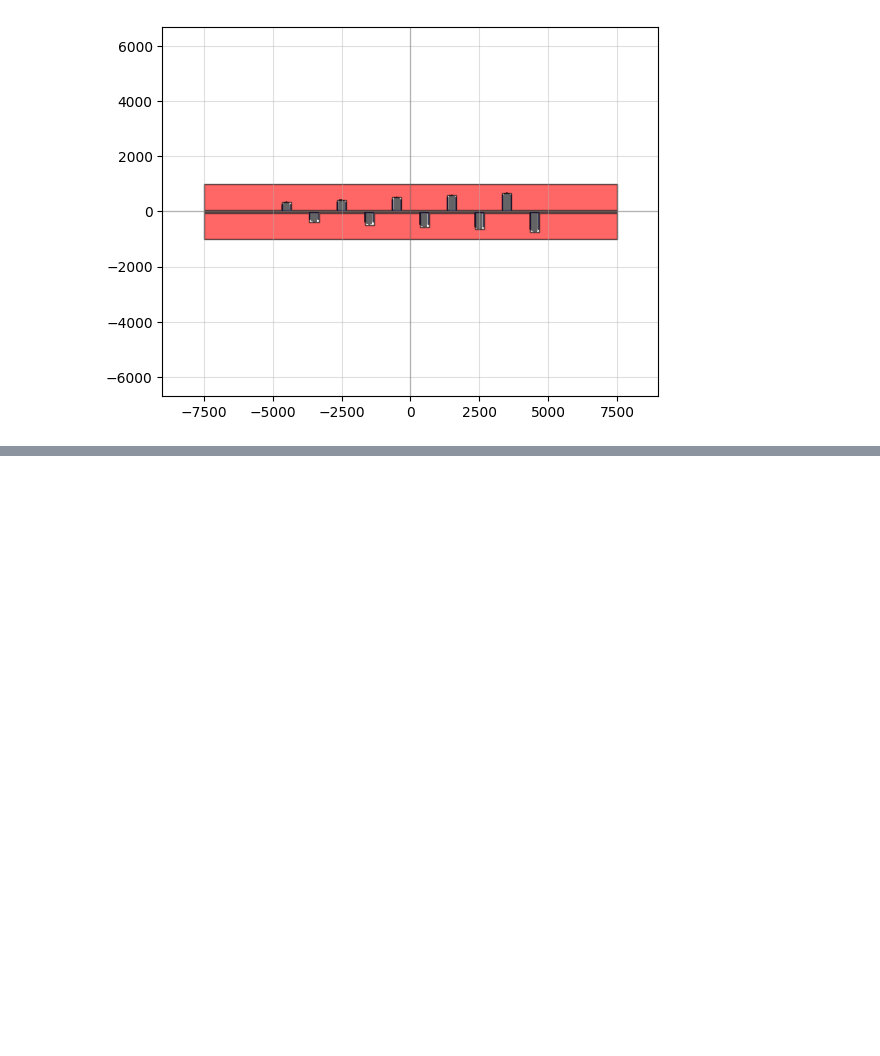
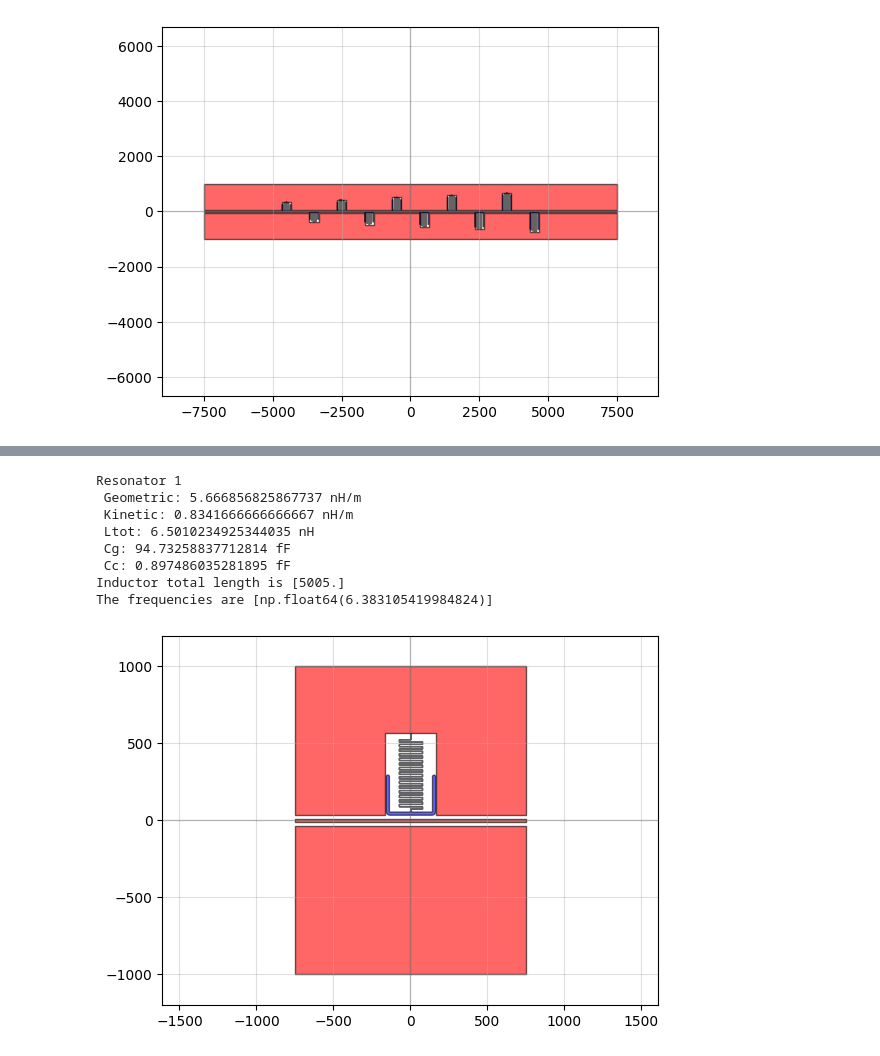
Before and after one commit to cbelo/resonators, a Jupyter notebook: 2024-11-SiRes-Al/design.ipynb, the cells around one changed output, grey strips where cells are left out. Saved outputs shown, nothing was run; the diff lists cells and outputs as text; code cells hidden in the pictures; blank space fills up the shorter version.

```diff
--- a/2024-11-SiRes-Al/design.ipynb
+++ b/2024-11-SiRes-Al/design.ipynb
@@ -437,0 +525,67 @@ IndexError: index 2 is out of bounds for axis 0 with size 2
+# %%
+NumberOfResonators = int(1)
+SeparationTlineResonator = [0]*NumberOfResonators
+
+#cvl = np.linspace(200, 600, 10)
+#nob = np.linspace(15, 40, 10, dtype=int)
+
+#Resonator parameters
+CapacitorHorizontalLength = np.ones(NumberOfResonators)*[300]
+CapacitorVerticalLength = np.ones(NumberOfResonators)*[250]
+CapacitorWidth = np.ones(NumberOfResonators)*20
+
+
+NumberOfBends = np.ones(NumberOfResonators, dtype=int)*[35]
+InductorVerticalLength = np.ones(NumberOfResonators)*[15]
+InductorEndLength = np.ones(NumberOfResonators)*[10]
+InductorHorizontalLength = np.ones(NumberOfResonators)*[150]
+InductorWidth = np.ones(NumberOfResonators)*[0.6]
+TaperWidth = np.ones(NumberOfResonators)*20
+InductorTotalLength = InductorVerticalLength*(NumberOfBends+4) + InductorEndLength +InductorHorizontalLength*(NumberOfBends+1)
+
+
+
+SpacingC0 = np.ones(NumberOfResonators)*5
+SpacingCc = np.ones(NumberOfResonators)*[0]
+TaperLength = np.ones(NumberOfResonators)*5
+FinalSpacingBondpads = 100
+
+freqs = []
+for i in range(NumberOfResonators):
+    print(f'Resonator {i+1}')
+    freqs.append(resonance_freq_Schuster(InductorWidth[i]*1e-6, CapacitorWidth[i]*1e-6, (SeparationTlineResonator[i] + FeedlineGap + SpacingCc[i])*1e-6 , FeedlineWidth*1e-6,
+                                            CapacitorVerticalLength[i]*1e-6, SpacingC0[i]*1e-6,
+                                            InductorWidth[i]*1e-6, InductorTotalLength[i]*1e-6, Lk,
+                                        epsilon_r, thickness_subs)/1e9)
+
+print('Inductor total length is', InductorTotalLength)
+print('The frequencies are', freqs)
+
+#feedline
+FeedlineLength = 1500
+ChipSize = [FeedlineLength, 2000]
+
+c, metal, chip = ChipResonatorsTline(ChipSize,NumberOfResonators, SeparationTlineResonator,
+                        FeedlineWidth, FeedlineLength, FeedlineGap,
+                        FeedlineTaperLength, BondpadWidth, BondpadLength, BondpadGap,
+                        CapacitorHorizontalLength, CapacitorVerticalLength, CapacitorWidth,
+                        NumberOfBends, InductorVerticalLength, InductorHorizontalLength, InductorWidth, InductorEndLength,
+                        TaperWidth, TaperLength, SpacingC0, SpacingCc,
+                        FinalSpacingBondpads, MWO_simulation=True)
+
+
+il = round(InductorTotalLength[0])
+cvl = round(CapacitorVerticalLength[0])
+
+chip.write_gds(f"C:/Users/localadmin/Documents/GitHub/resonators/gds_files/2024122-SiRes-Al/si_resonator_nob{NumberOfBends}_capwidth_{cvl}_indlen_{il}.gds")
+qp(chip)
+# %% [output]
+Resonator 1
+ Geometric: 5.666856825867737 nH/m
+ Kinetic: 0.8341666666666667 nH/m
+ Ltot: 6.5010234925344035 nH
+ Cg: 94.73258837712814 fF
+ Cc: 0.897486035281895 fF
+Inductor total length is [5005.]
+The frequencies are [np.float64(6.383105419984824)]
+[figure, added]
```
Also changed, not shown: parts of 3 cells of this notebook, 1 other file.
